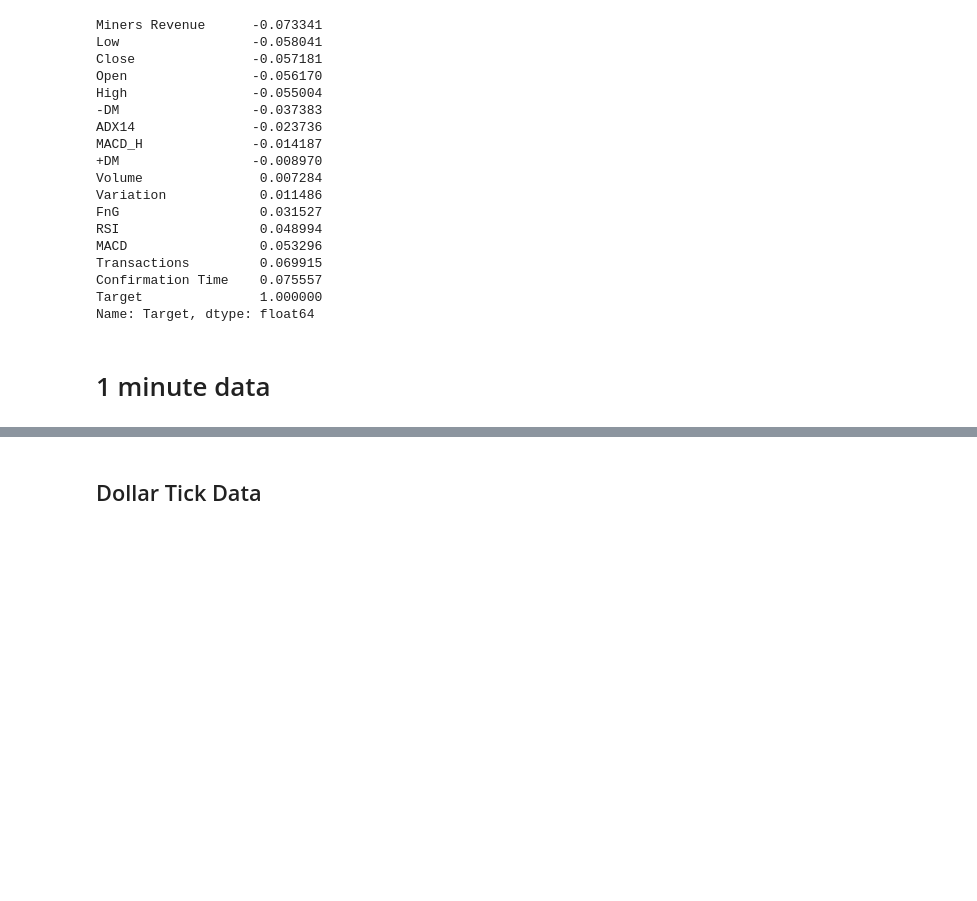
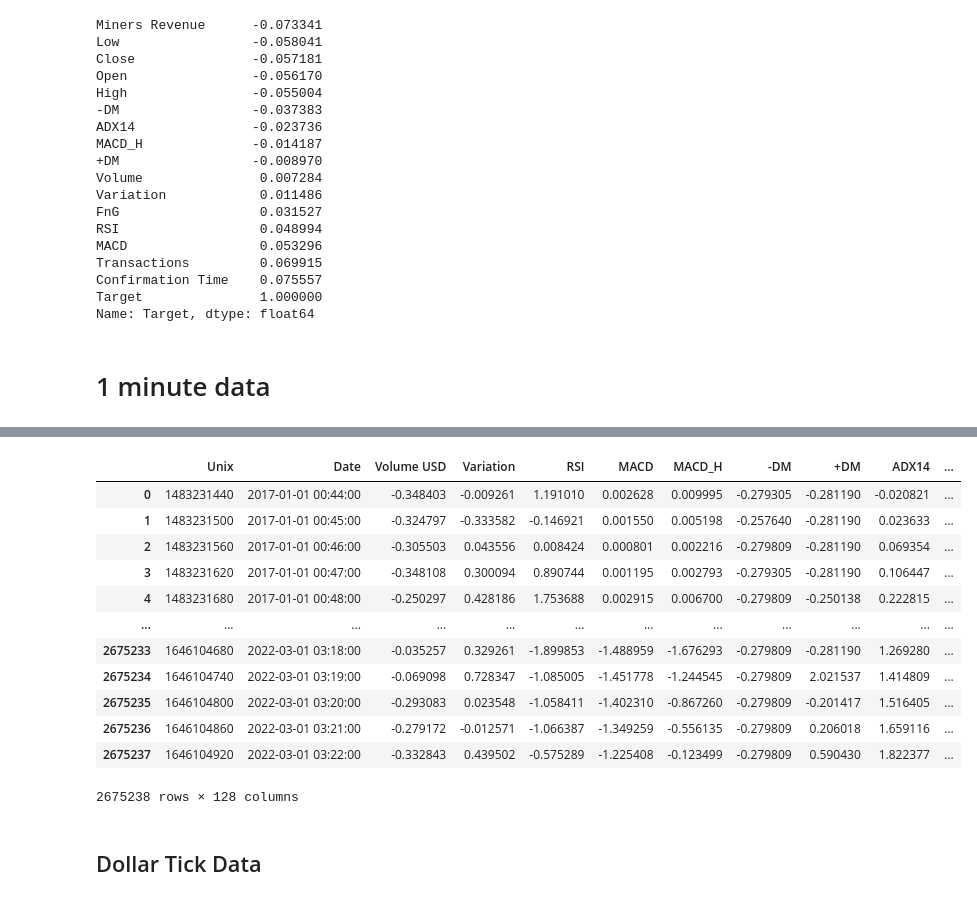
Before and after one commit to Alexis-Fauxbaton/Financial-Predictions, a Jupyter notebook: visualization.ipynb, the cells around one changed output, grey strips where cells are left out. Cells and saved outputs as stored; diff of their text form; code cells hidden in the pictures; blank space fills up the shorter version.

```diff
--- a/visualization.ipynb
+++ b/visualization.ipynb
@@ -440,2 +440,21 @@ MACD_H         0.209769
 Variation+1    1.000000
 Name: Variation+1, dtype: float64
+# %%
+import predict
+
+predict_1m = predict.standard_labeling(minute_data.drop("Variation+1", axis=1),predict.max_days,predict.target_range)
+predict_1m
+# %% [output]
+|  | Unix | Date | Volume USD | Variation | RSI | MACD | MACD_H | -DM | +DM | ADX14 | ... |
+| 0 | 1483231440 | 2017-01-01 00:44:00 | -0.348403 | -0.009261 | 1.191010 | 0.002628 | 0.009995 | -0.279305 | -0.281190 | -0.020821 | ... |
+| 1 | 1483231500 | 2017-01-01 00:45:00 | -0.324797 | -0.333582 | -0.146921 | 0.001550 | 0.005198 | -0.257640 | -0.281190 | 0.023633 | ... |
+| 2 | 1483231560 | 2017-01-01 00:46:00 | -0.305503 | 0.043556 | 0.008424 | 0.000801 | 0.002216 | -0.279809 | -0.281190 | 0.069354 | ... |
+| 3 | 1483231620 | 2017-01-01 00:47:00 | -0.348108 | 0.300094 | 0.890744 | 0.001195 | 0.002793 | -0.279305 | -0.281190 | 0.106447 | ... |
+| 4 | 1483231680 | 2017-01-01 00:48:00 | -0.250297 | 0.428186 | 1.753688 | 0.002915 | 0.006700 | -0.279809 | -0.250138 | 0.222815 | ... |
+| ... | ... | ... | ... | ... | ... | ... | ... | ... | ... | ... | ... |
+| 2675233 | 1646104680 | 2022-03-01 03:18:00 | -0.035257 | 0.329261 | -1.899853 | -1.488959 | -1.676293 | -0.279809 | -0.281190 | 1.269280 | ... |
+| 2675234 | 1646104740 | 2022-03-01 03:19:00 | -0.069098 | 0.728347 | -1.085005 | -1.451778 | -1.244545 | -0.279809 | 2.021537 | 1.414809 | ... |
+| 2675235 | 1646104800 | 2022-03-01 03:20:00 | -0.293083 | 0.023548 | -1.058411 | -1.402310 | -0.867260 | -0.279809 | -0.201417 | 1.516405 | ... |
+| 2675236 | 1646104860 | 2022-03-01 03:21:00 | -0.279172 | -0.012571 | -1.066387 | -1.349259 | -0.556135 | -0.279809 | 0.206018 | 1.659116 | ... |
+| 2675237 | 1646104920 | 2022-03-01 03:22:00 | -0.332843 | 0.439502 | -0.575289 | -1.225408 | -0.123499 | -0.279809 | 0.590430 | 1.822377 | ... |
+2675238 rows × 128 columns
```
Also changed, not shown: parts of 5 cells of this notebook, 1 other file.
